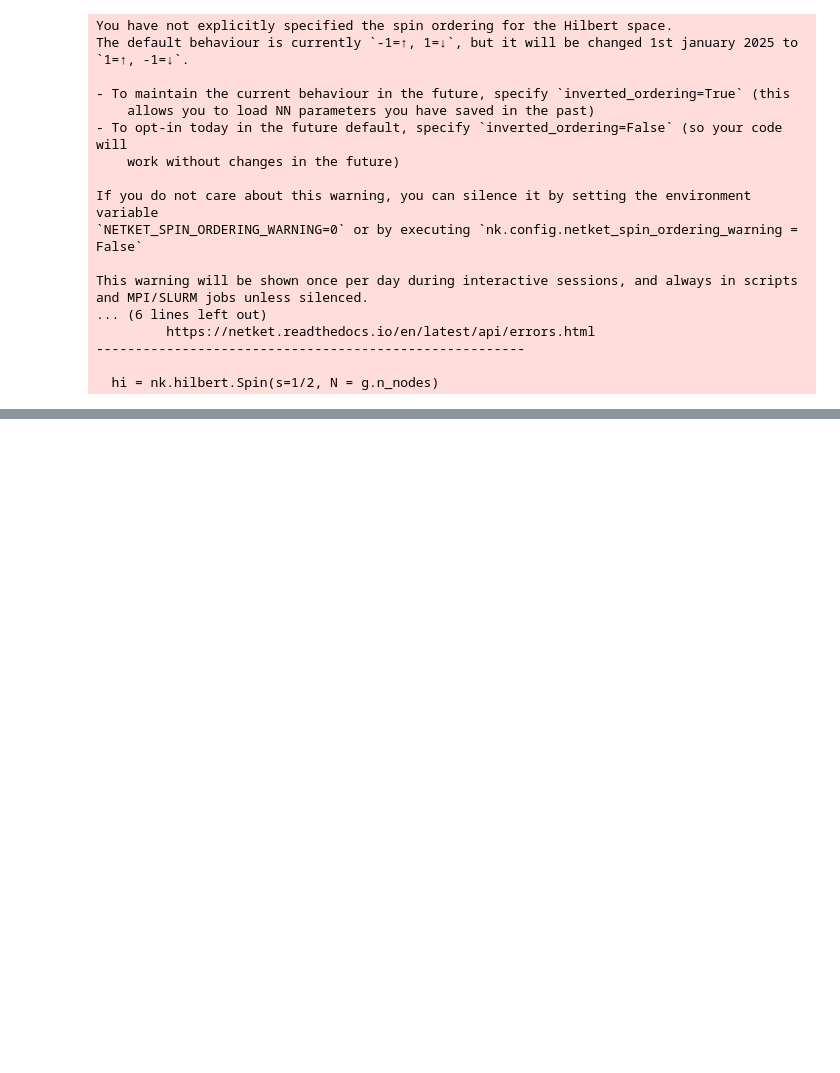
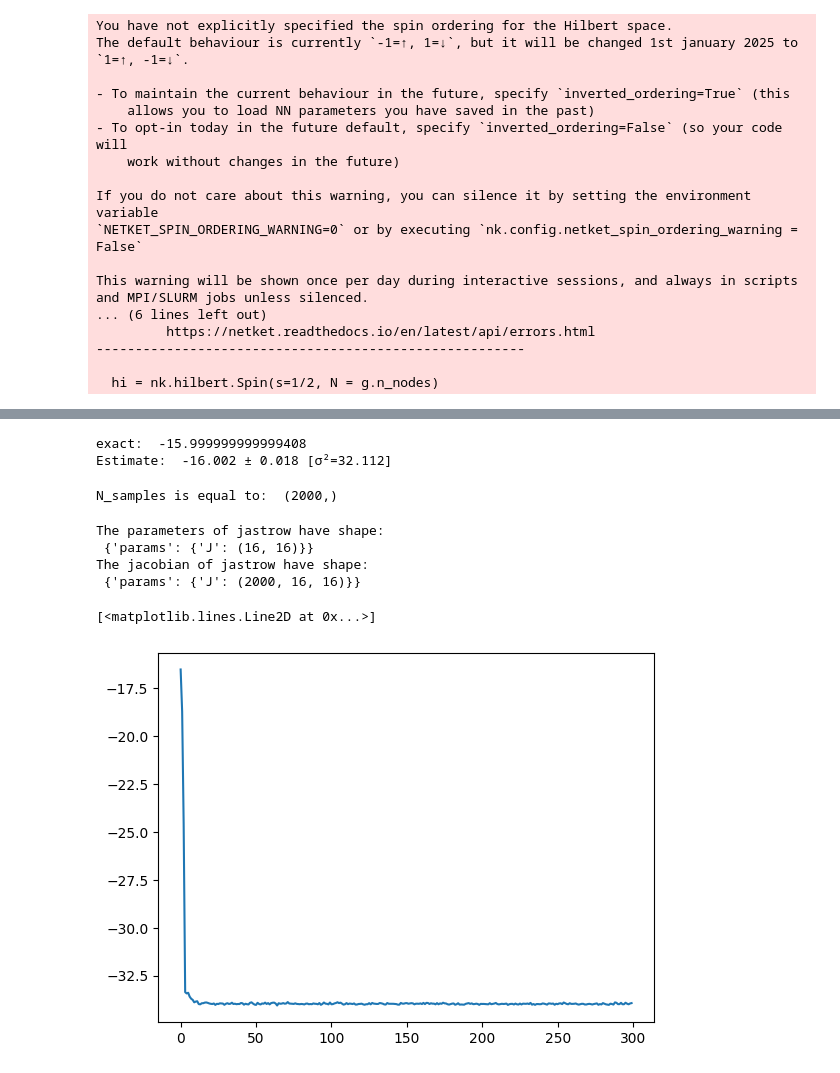
Before and after one commit to carsonmcvay17/class_project, a Jupyter notebook: ground_states_tutorial.ipynb, the cells around one changed output, grey strips where cells are left out. Drawn from its saved outputs; the diff is of its cells as text; code cells hidden in the pictures; blank space fills up the shorter version.

```diff
--- a/ground_states_tutorial.ipynb
+++ b/ground_states_tutorial.ipynb
@@ -73,0 +409,35 @@ for (i,j) in g.edges:
+# %%
+# check that increasing the number of samples we get a good prediction of the full summation calculations
+samples_many, sampler_state = sampler.sample(model, parameters, state=sampler_state, chain_length=5000)
+
+print("exact: ", compute_energy(model, parameters, hamiltonian_jax))
+print("Estimate: ", estimate_energy(model, parameters, hamiltonian_jax, samples_many))
+# %% [output]
+exact:  -15.999999999999408
+Estimate:  -16.002 ± 0.018 [σ²=32.112]
+# %%
+# sampling gradient of energy
+
+# reshape the samples in a vector of size (N_pars X N)
+sigma_vector = samples.reshape(-1, hi.size)
+
+# see function logpsi_sigma
+logpsi_sigma_fun = lambda pars : model_jastrow.apply(parameters_jastrow, sigma_vector)
+
+# input to the function is parameters, output is a vector of size n samples
+print("N_samples is equal to: ", logpsi_sigma_fun(parameters_jastrow).shape)
+# %% [output]
+N_samples is equal to:  (2000,)
+# %%
+# compute jacobian of the function
+jacobian = jax.jacrev(logpsi_sigma_fun)(parameters_jastrow)
+
+#
+print("The parameters of jastrow have shape:\n" , jax.tree.map(lambda x: x.shape, parameters_jastrow))
+
+print("The jacobian of jastrow have shape:\n" , jax.tree.map(lambda x: x.shape, jacobian))
+# %% [output]
+The parameters of jastrow have shape:
+ {'params': {'J': (16, 16)}}
+The jacobian of jastrow have shape:
+ {'params': {'J': (2000, 16, 16)}}
@@ -73,0 +468,41 @@ for (i,j) in g.edges:
+# %%
+# compute the ground state with an SGD optimization using mean field and jastrow
+
+from tqdm import tqdm
+
+# settings
+model = Jastrow()
+sampler = nk.sampler.MetropolisSampler(
+                        hi,                            # the hilbert space to be sampled
+                        nk.sampler.rules.LocalRule(),  # the transition rule
+                        n_chains = 20)
+n_iters = 300
+chain_length = 1000//sampler.n_chains
+
+# initialise
+parameters = model.init(jax.random.key(0), np.ones((hi.size, )))
+sampler_state = sampler.init_state(model, parameters, seed=1)
+
+# logging: you can (if you want) use netket loggers to avoid writing a lot of boilerplate...
+# they accumulate data you throw at them
+logger = nk.logging.RuntimeLog()
+
+for i in tqdm(range(n_iters)):
+    # sample
+    sampler_state = sampler.reset(model, parameters, state=sampler_state)
+    samples, sampler_state = sampler.sample(model, parameters, state=sampler_state, chain_length=chain_length)
+
+    # compute energy and gradient
+    E, E_grad = estimate_energy_and_gradient(model, parameters, hamiltonian_jax, samples)
+
+    # update parameters. Try using a learning rate of 0.01
+    parameters = jax.tree.map(lambda x,y: x-0.005*y, parameters, E_grad)
+
+    # log energy: the logger takes a step argument and a dictionary of variables to be logged
+    logger(step=i, item={'Energy':E})
+# %%
+# plot data
+plt.plot(logger.data['Energy']['iters'], logger.data['Energy']['Mean'])
+# %% [output]
+[<matplotlib.lines.Line2D at 0x...>]
+[figure, added]
```
Also changed, not shown: parts of 34 cells of this notebook.
